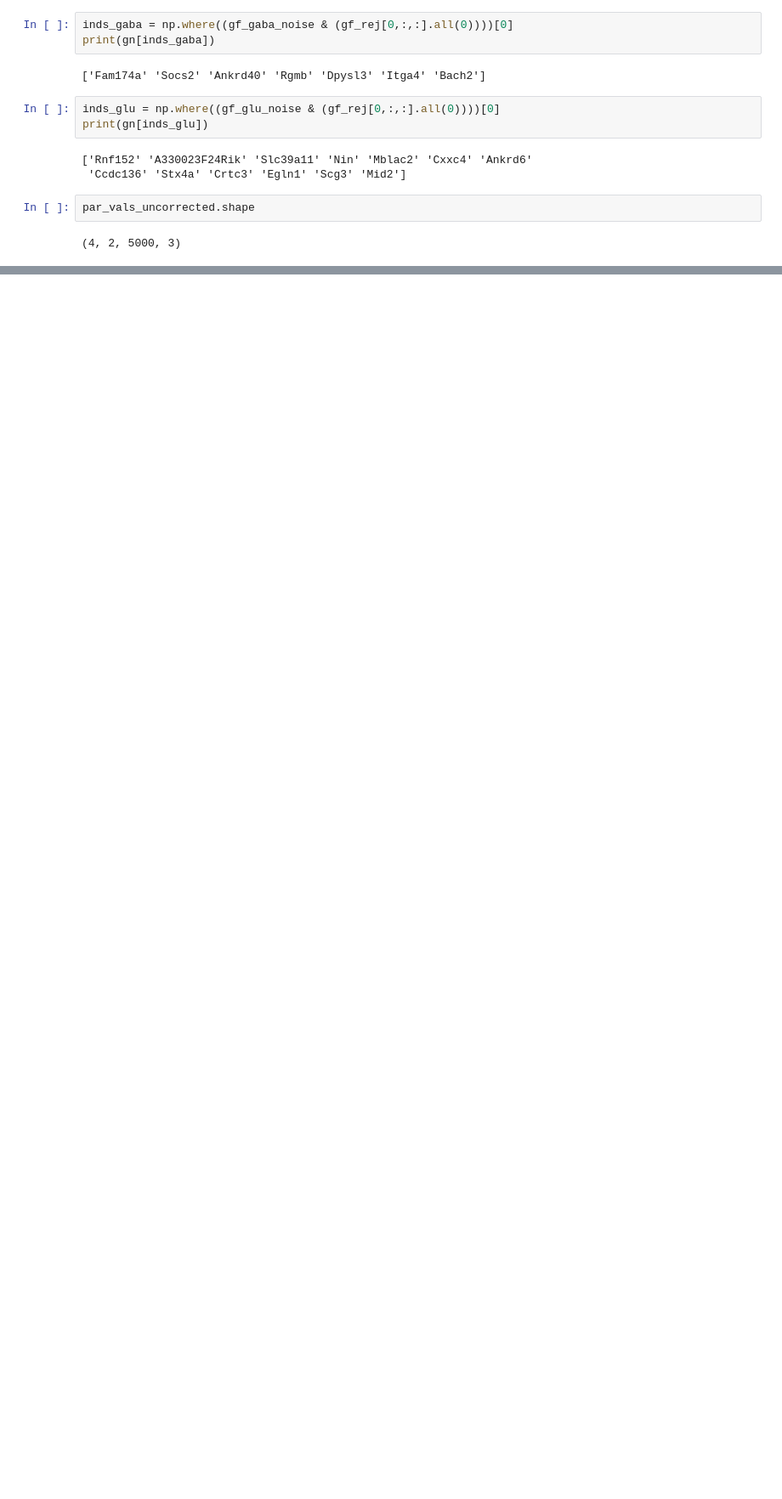
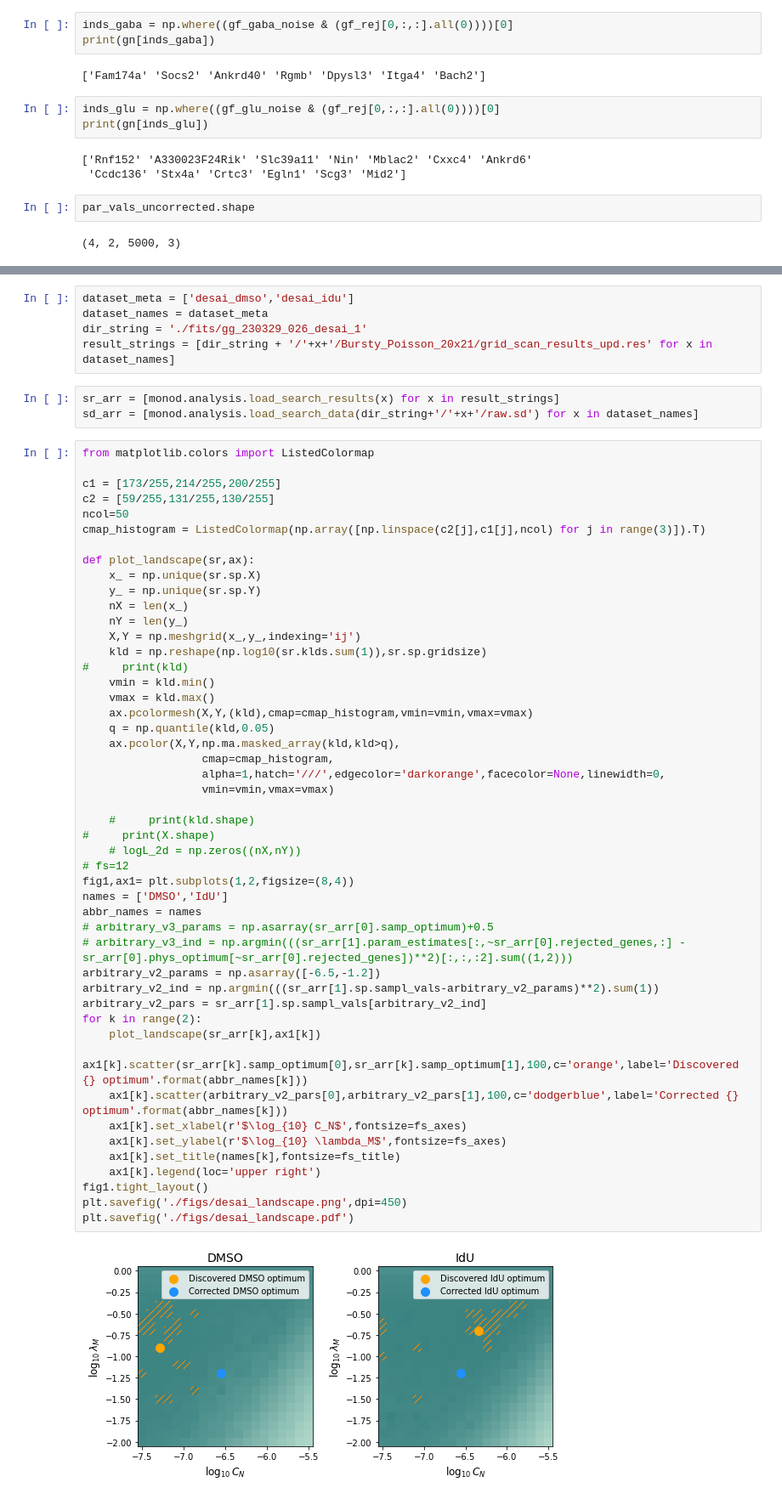
Before and after one commit to pachterlab/monod_examples, a Jupyter notebook: manuscript_computation/gg230328_diffexp.ipynb, the cells around one changed output, grey strips where cells are left out. Shown at 85% size. Cells and saved outputs as stored; diff of their text form; blank space fills up the shorter version.

```diff
--- a/manuscript_computation/gg230328_diffexp.ipynb
+++ b/manuscript_computation/gg230328_diffexp.ipynb
@@ -373,0 +355,58 @@ sr_arr_allen[1].regressor_optimum.shape
+# %%
+dataset_meta = ['desai_dmso','desai_idu']
+dataset_names = dataset_meta
+dir_string = './fits/gg_230329_026_desai_1'
+result_strings = [dir_string + '/'+x+'/Bursty_Poisson_20x21/grid_scan_results_upd.res' for x in dataset_names]
+# %%
+sr_arr = [monod.analysis.load_search_results(x) for x in result_strings]
+sd_arr = [monod.analysis.load_search_data(dir_string+'/'+x+'/raw.sd') for x in dataset_names]
+# %%
+from matplotlib.colors import ListedColormap
+
+c1 = [173/255,214/255,200/255]
+c2 = [59/255,131/255,130/255]
+ncol=50
+cmap_histogram = ListedColormap(np.array([np.linspace(c2[j],c1[j],ncol) for j in range(3)]).T)
+
+def plot_landscape(sr,ax):
+    x_ = np.unique(sr.sp.X)
+    y_ = np.unique(sr.sp.Y)
+    nX = len(x_)
+    nY = len(y_)
+    X,Y = np.meshgrid(x_,y_,indexing='ij')
+    kld = np.reshape(np.log10(sr.klds.sum(1)),sr.sp.gridsize)
+#     print(kld)
+    vmin = kld.min()
+    vmax = kld.max()
+    ax.pcolormesh(X,Y,(kld),cmap=cmap_histogram,vmin=vmin,vmax=vmax)
+    q = np.quantile(kld,0.05)
+    ax.pcolor(X,Y,np.ma.masked_array(kld,kld>q),
+                  cmap=cmap_histogram,
+                  alpha=1,hatch='///',edgecolor='darkorange',facecolor=None,linewidth=0,
+                  vmin=vmin,vmax=vmax)
+
+    #     print(kld.shape)
+#     print(X.shape)
+    # logL_2d = np.zeros((nX,nY))
+# fs=12
+fig1,ax1= plt.subplots(1,2,figsize=(8,4))
+names = ['DMSO','IdU']
+abbr_names = names
+# arbitrary_v3_params = np.asarray(sr_arr[0].samp_optimum)+0.5
+# arbitrary_v3_ind = np.argmin(((sr_arr[1].param_estimates[:,~sr_arr[0].rejected_genes,:] - sr_arr[0].phys_optimum[~sr_arr[0].rejected_genes])**2)[:,:,:2].sum((1,2)))
+arbitrary_v2_params = np.asarray([-6.5,-1.2])
+arbitrary_v2_ind = np.argmin(((sr_arr[1].sp.sampl_vals-arbitrary_v2_params)**2).sum(1))
+arbitrary_v2_pars = sr_arr[1].sp.sampl_vals[arbitrary_v2_ind]
+for k in range(2):
+    plot_landscape(sr_arr[k],ax1[k])
+    ax1[k].scatter(sr_arr[k].samp_optimum[0],sr_arr[k].samp_optimum[1],100,c='orange',label='Discovered {} optimum'.format(abbr_names[k]))
+    ax1[k].scatter(arbitrary_v2_pars[0],arbitrary_v2_pars[1],100,c='dodgerblue',label='Corrected {} optimum'.format(abbr_names[k]))
+    ax1[k].set_xlabel(r'$\log_{10} C_N$',fontsize=fs_axes)
+    ax1[k].set_ylabel(r'$\log_{10} \lambda_M$',fontsize=fs_axes)
+    ax1[k].set_title(names[k],fontsize=fs_title)
+    ax1[k].legend(loc='upper right')
+fig1.tight_layout()
+plt.savefig('./figs/desai_landscape.png',dpi=450)
+plt.savefig('./figs/desai_landscape.pdf')
+# %% [output]
+[figure, added]
```
Also changed, not shown: parts of 32 cells of this notebook, 9 other files.
